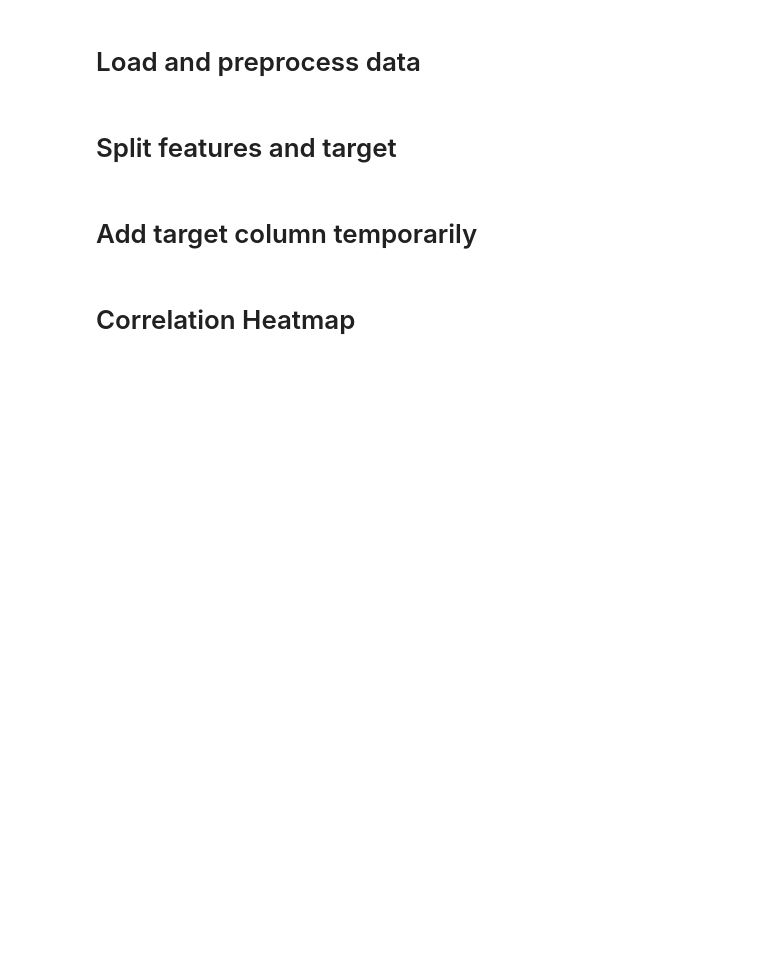
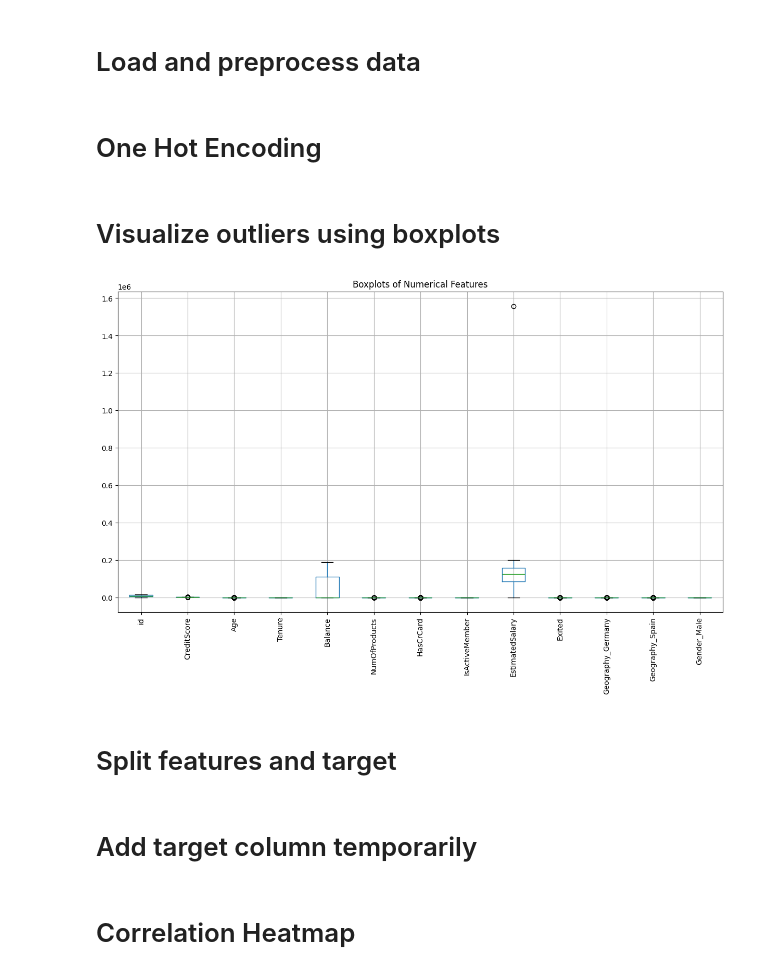
Before and after one commit to hasithaPerera2002/bank-customer-churn, a Jupyter notebook: notebooks/decision_tree_model.ipynb, the cells around one changed output. Drawn from its saved outputs; the diff is of its cells as text; code cells hidden in the pictures; blank space fills up the shorter version.

```diff
--- a/notebooks/decision_tree_model.ipynb
+++ b/notebooks/decision_tree_model.ipynb
@@ -20,0 +20,2 @@ df = pd.get_dummies(df, columns=['Geography', 'Gender'], drop_first=True)
+# %% [markdown]
+# One Hot Encoding
@@ -21,3 +24,12 @@ df = pd.get_dummies(df, columns=['Geography', 'Gender'], drop_first=True)
+# %% [markdown]
+# Visualize outliers using boxplots
+# %%
+plt.figure(figsize=(15, 8))
+df.boxplot(rot=90)
+plt.title("Boxplots of Numerical Features")
+plt.show()
+# %% [output]
+[figure, added]
 # %% [markdown]
 # Split features and target
 # %%
```
Also changed, not shown: parts of 14 cells of this notebook, 7 other files.
